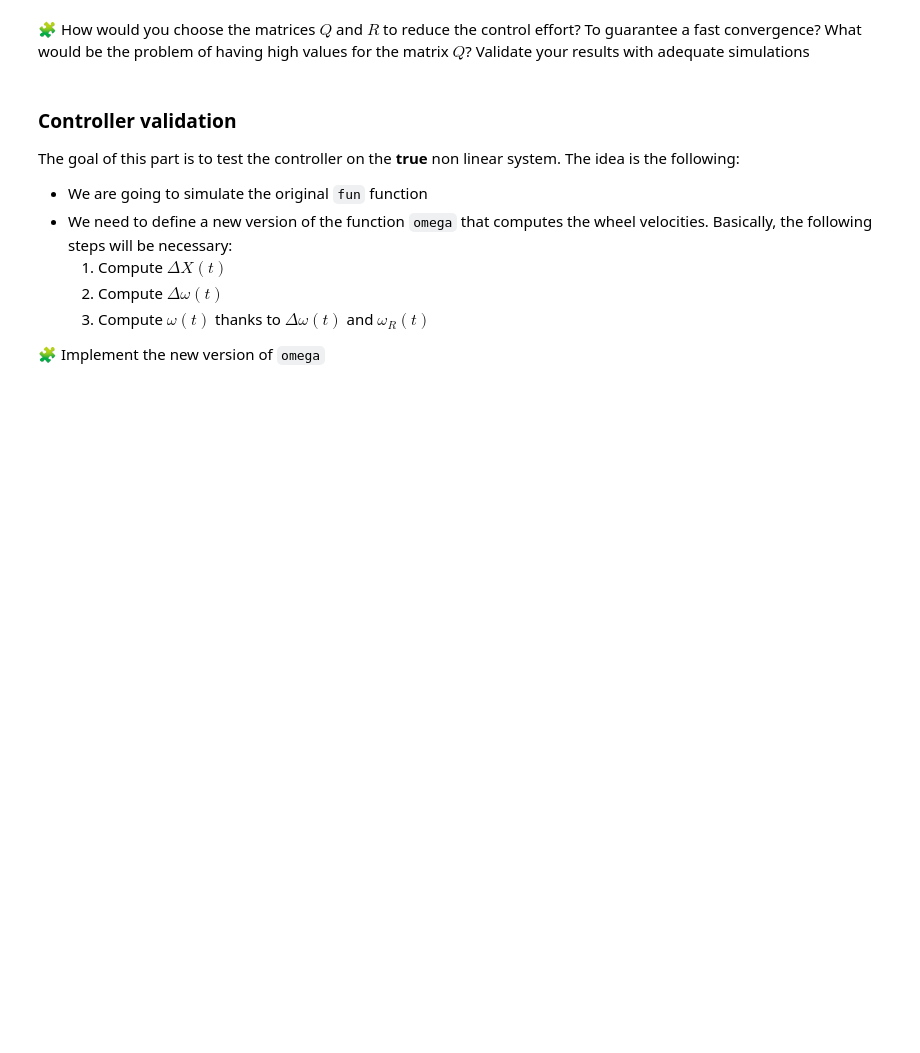
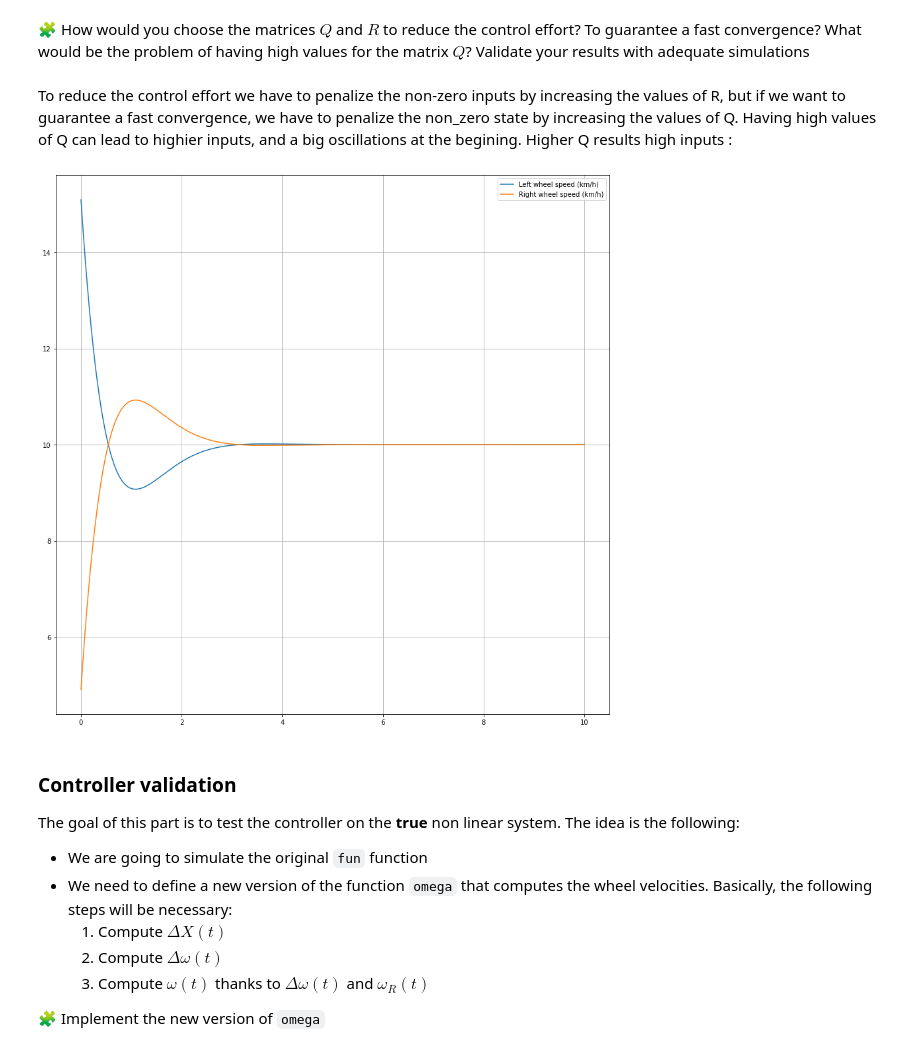
Before and after one commit to Ibtissame23/control-engineering-with-python-project-2021-2022, a Jupyter notebook: Project - Step 3.ipynb, the cells around one changed output. Saved outputs shown, nothing was run; the diff lists cells and outputs as text; code cells hidden in the pictures; blank space fills up the shorter version.

```diff
--- a/Project - Step 3.ipynb
+++ b/Project - Step 3.ipynb
@@ -725,3 +725,32 @@ pass
+# %% [markdown]
+To reduce the control effort we have to penalize the non-zero inputs by increasing the values of R, but if we want to guarantee a fast convergence, we have to penalize the non_zero state by increasing the values of Q. Having high values of Q can lead to highier inputs, and a big oscillations at the begining.
+Higher Q results high inputs :
+# %%
+Q=Q*10
+Pi = linalg.solve_continuous_are(A, B, Q, R_)
+K = inv(R_) @ B.T @ Pi
+
+r = solve_ivp(fun=lin_fun,t_span=[0,tf],y0=[0,2,0],dense_output=True, rtol=1e-6, atol=1e-12)
+
+#plots
+t = linspace(0.0,tf, 1000)
+dx, dy, dtheta = r["sol"](t)
+fig=figure(figsize=(15, 15))
+ax= fig.subplots()
+
+dX = r["sol"](t)
+dOmega = -K@dX
+dOmega_l = dOmega[0,:]
+dOmega_r = dOmega[1,:]
+omega_l = dOmega_l +v/R
+omega_r = dOmega_r +v/R
+
+ax.plot(t,omega_l*R*3.6, label=r"Left wheel speed (km/h)")
+ax.plot(t,omega_r*R*3.6, label=r"Right wheel speed (km/h)")
+ax.legend()
+ax.grid()
+# %% [output]
+[figure, added]
 # %% [markdown]
 ### Controller validation
 
```
Also changed, not shown: parts of 3 cells of this notebook.
